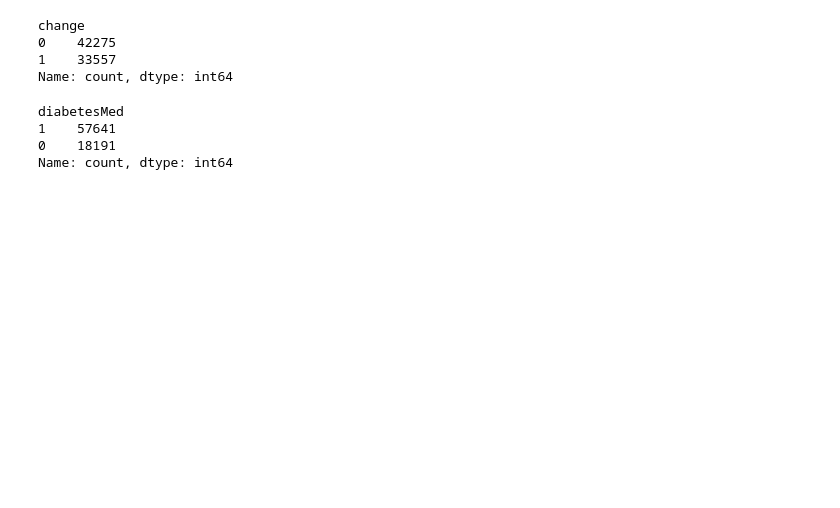
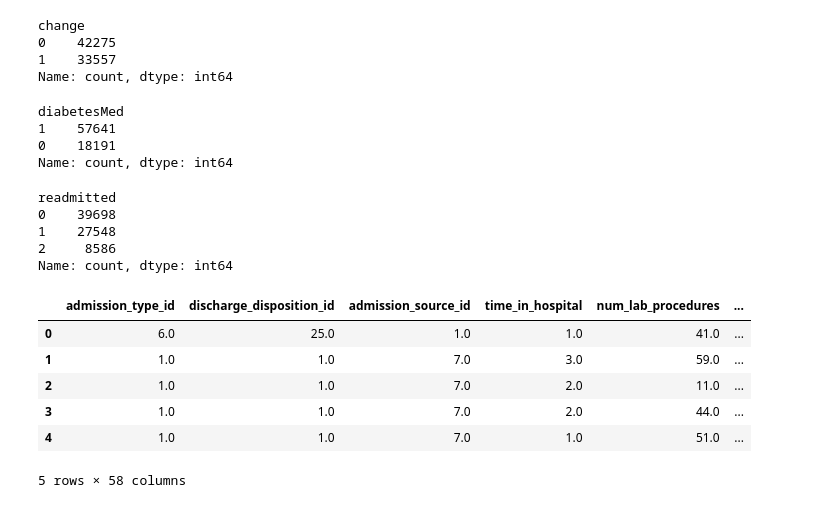
Before and after one commit to Danilo-Lapa11/diebetes_CRIPS-DM, a Jupyter notebook: Data Preparation.ipynb, the cells around one changed output. Drawn from its saved outputs; the diff is of its cells as text; code cells hidden in the pictures; blank space fills up the shorter version.

```diff
--- a/Data Preparation.ipynb
+++ b/Data Preparation.ipynb
@@ -209,0 +184,24 @@ Name: count, dtype: int64
+# %%
+# label encoder para a coluna readmitted
+df['readmitted'] = np.where(
+    df['readmitted'] == 'NO', 0, np.where(
+                                        df['readmitted'] == '>30', 1, np.where(
+                                                                                df['readmitted'] == '<30', 2, df['readmitted'])))
+
+df['readmitted'].value_counts()
+# %% [output]
+readmitted
+0    39698
+1    27548
+2     8586
+Name: count, dtype: int64
+# %%
+df.head()
+# %% [output]
+|  | admission_type_id | discharge_disposition_id | admission_source_id | time_in_hospital | num_lab_procedures | ... |
+| 0 | 6.0 | 25.0 | 1.0 | 1.0 | 41.0 | ... |
+| 1 | 1.0 | 1.0 | 7.0 | 3.0 | 59.0 | ... |
+| 2 | 1.0 | 1.0 | 7.0 | 2.0 | 11.0 | ... |
+| 3 | 1.0 | 1.0 | 7.0 | 2.0 | 44.0 | ... |
+| 4 | 1.0 | 1.0 | 7.0 | 1.0 | 51.0 | ... |
+5 rows × 58 columns
```
Also changed, not shown: parts of 7 cells of this notebook, 1 other file.
